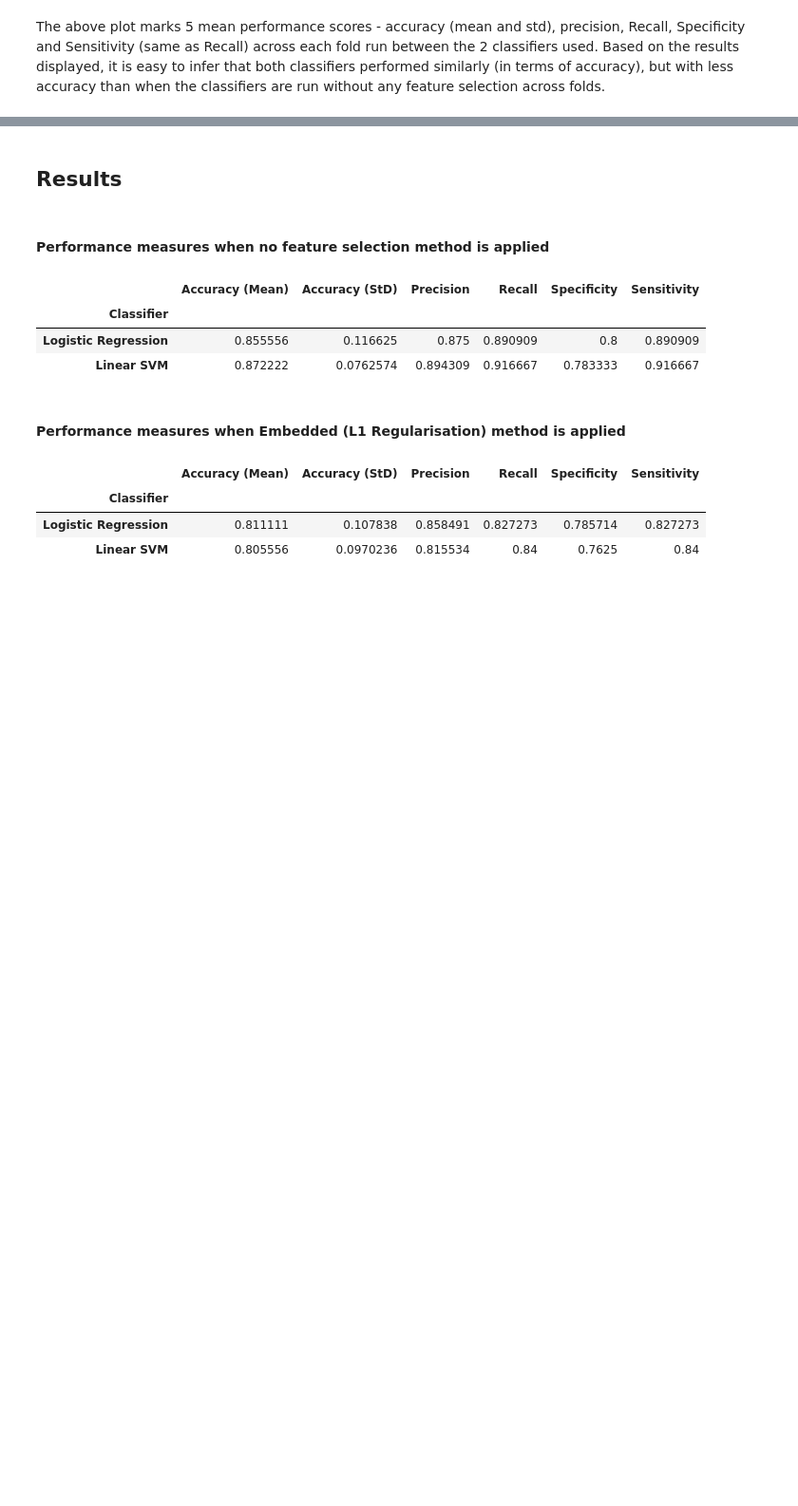
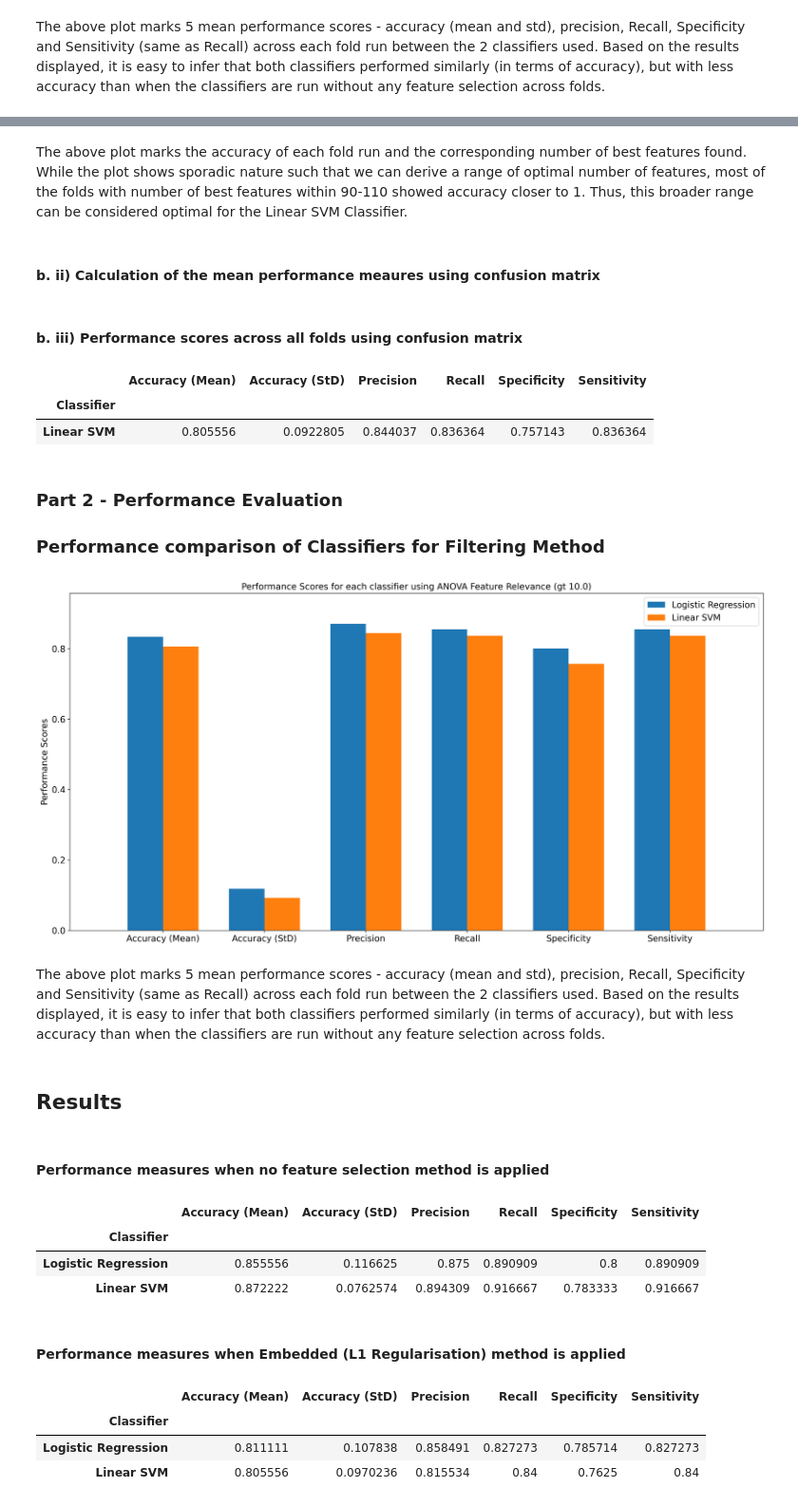
Before and after one commit to GarimaDevnani/Case-Study-Feature-Engineering, a Jupyter notebook: Case Study_Feature Engineering.ipynb, the cells around one changed output, grey strips where cells are left out. Shown at 95% size. Cells and saved outputs as stored; diff of their text form; code cells hidden in the pictures; blank space fills up the shorter version.

```diff
--- a/Case Study_Feature Engineering.ipynb
+++ b/Case Study_Feature Engineering.ipynb
@@ -748,0 +817,10 @@ The above plot marks 5 mean performance scores - accuracy (mean and std), precis
+# %%
+# calculate performance scores
+accuracy, precision, recall, specificity, sensitivity = calculate_measures(cm_folds)
+
+filter_scores_df.loc['Logistic Regression'].iat[0] = accuracy
+filter_scores_df.loc['Logistic Regression'].iat[1] = accuracy_std
+filter_scores_df.loc['Logistic Regression'].iat[2] = precision
+filter_scores_df.loc['Logistic Regression'].iat[3] = recall
+filter_scores_df.loc['Logistic Regression'].iat[4] = specificity
+filter_scores_df.loc['Logistic Regression'].iat[5] = sensitivity
@@ -749,3 +888,55 @@ The above plot marks 5 mean performance scores - accuracy (mean and std), precis
+# %% [markdown]
+The above plot marks the accuracy of each fold run and the corresponding number of best features found.
+While the plot shows sporadic nature such that we can derive a range of optimal number of features, most of the folds with number of best features within 90-110 showed accuracy closer to 1. Thus, this broader range can be considered optimal for the Linear SVM Classifier.
+# %% [markdown]
+#### b. ii) Calculation of the mean performance meaures using confusion matrix
+# %%
+# calculate performance scores
+accuracy, precision, recall, specificity, sensitivity = calculate_measures(cm_folds)
+
+filter_scores_df.loc['Linear SVM'].iat[0] = accuracy
+filter_scores_df.loc['Linear SVM'].iat[1] = accuracy_std
+filter_scores_df.loc['Linear SVM'].iat[2] = precision
+filter_scores_df.loc['Linear SVM'].iat[3] = recall
+filter_scores_df.loc['Linear SVM'].iat[4] = specificity
+filter_scores_df.loc['Linear SVM'].iat[5] = sensitivity
+# %% [markdown]
+#### b. iii) Performance scores across all folds using confusion matrix
+# %%
+filter_scores_df.loc[['Linear SVM']]
+# %% [output]
+|  | Accuracy (Mean) | Accuracy (StD) | Precision | Recall | Specificity | Sensitivity |
+| Classifier |  |  |  |  |  |  |
+| Linear SVM | 0.805556 | 0.0922805 | 0.844037 | 0.836364 | 0.757143 | 0.836364 |
+# %% [markdown]
+### Part 2 - Performance Evaluation
+### Performance comparison of Classifiers for Filtering Method
+# %%
+labels = list(filter_scores_df.columns)
+lr_scores = filter_scores_df.loc['Logistic Regression'].tolist()
+svm_scores = filter_scores_df.loc['Linear SVM'].tolist()
+
+x = np.arange(len(labels))  # the label locations
+width = 0.35  # the width of the bars
+
+fig, ax = plt.subplots(figsize=(20, 10), dpi=300)
+rects1 = ax.bar(x - width/2, lr_scores, width, label='Logistic Regression')
+rects2 = ax.bar(x + width/2, svm_scores, width, label='Linear SVM')
+
+# Add some text for labels, title and custom x-axis tick labels, etc.
+ax.set_ylabel('Performance Scores', fontsize=14)
+ax.set_title('Performance Scores for each classifier using ANOVA Feature Relevance (gt 10.0)', fontsize=14)
+ax.set_xticks(x) # values
+ax.set_xticklabels(labels) # labels
+ax.tick_params(labelsize=14)
+ax.legend(fontsize=14)
+ax.margins(0.1)
+
+plt.show()
+# %% [output]
+[figure, added]
+# %% [markdown]
+The above plot marks 5 mean performance scores - accuracy (mean and std), precision, Recall, Specificity and Sensitivity (same as Recall) across each fold run between the 2 classifiers used. Based on the results displayed, it is easy to infer that both classifiers performed similarly (in terms of accuracy), but with less accuracy than when the classifiers are run without any feature selection across folds.
 # %% [markdown]
 ## Results
 # %% [markdown]
```
Also changed, not shown: parts of 27 cells of this notebook, 1 other file.
